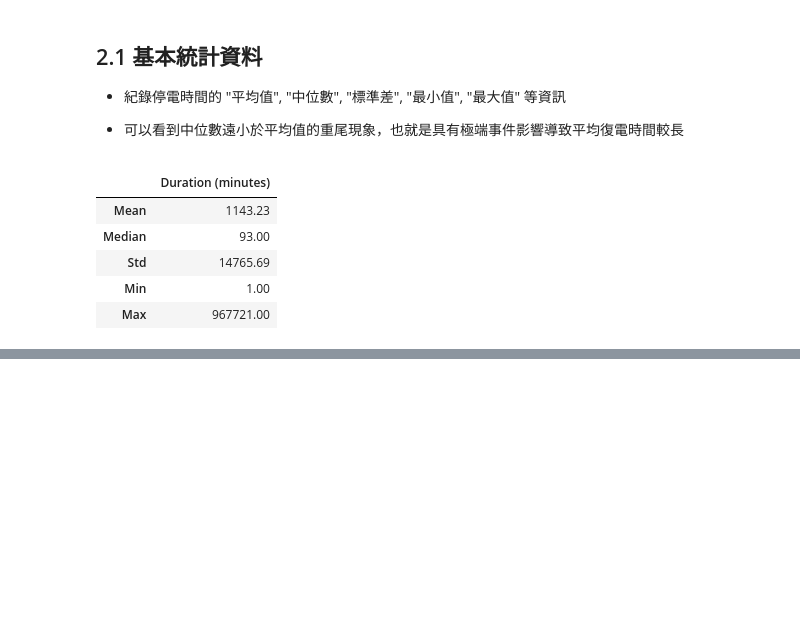
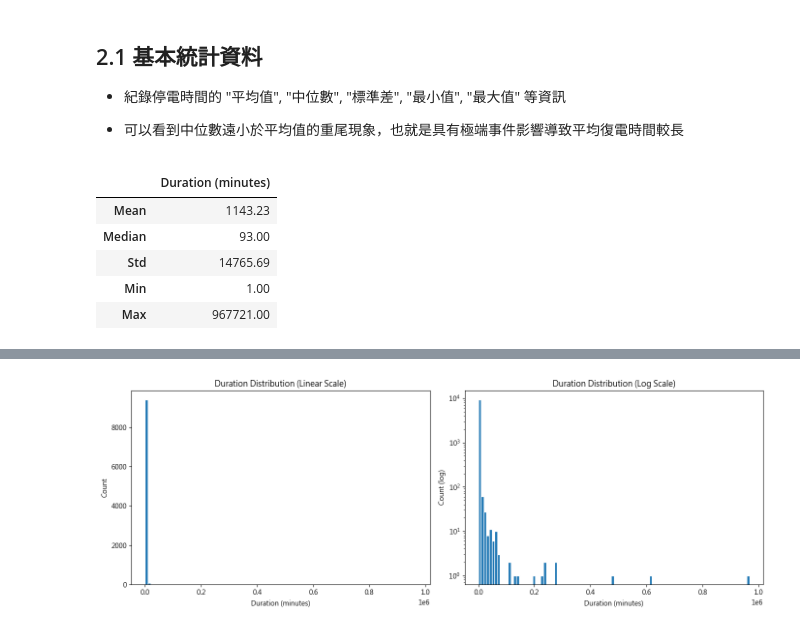
Before and after one commit to jungswork/05_Power_Grid_Repair_Time, a Jupyter notebook: 02_data_analysis.ipynb, the cells around one changed output, grey strips where cells are left out. Cells and saved outputs as stored; diff of their text form; code cells hidden in the pictures; blank space fills up the shorter version.

```diff
--- a/02_data_analysis.ipynb
+++ b/02_data_analysis.ipynb
@@ -110,0 +175,21 @@ stats.to_frame("Duration (minutes)").round(2)
+# %%
+# 2.4 Duration 直方圖
+fig, axes = plt.subplots(1, 2, figsize=(14, 5))
+
+# 線性尺度
+axes[0].hist(df["Duration (minutes)"], bins=100, edgecolor="white")
+axes[0].set_title("Duration Distribution (Linear Scale)")
+axes[0].set_xlabel("Duration (minutes)")
+axes[0].set_ylabel("Count")
+
+# Log 尺度
+axes[1].hist(df["Duration (minutes)"], bins=100, edgecolor="white")
+axes[1].set_yscale("log")
+axes[1].set_title("Duration Distribution (Log Scale)")
+axes[1].set_xlabel("Duration (minutes)")
+axes[1].set_ylabel("Count (log)")
+
+plt.tight_layout()
+plt.show()
+# %% [output]
+[figure, added]
```
Also changed, not shown: parts of 10 cells of this notebook.
